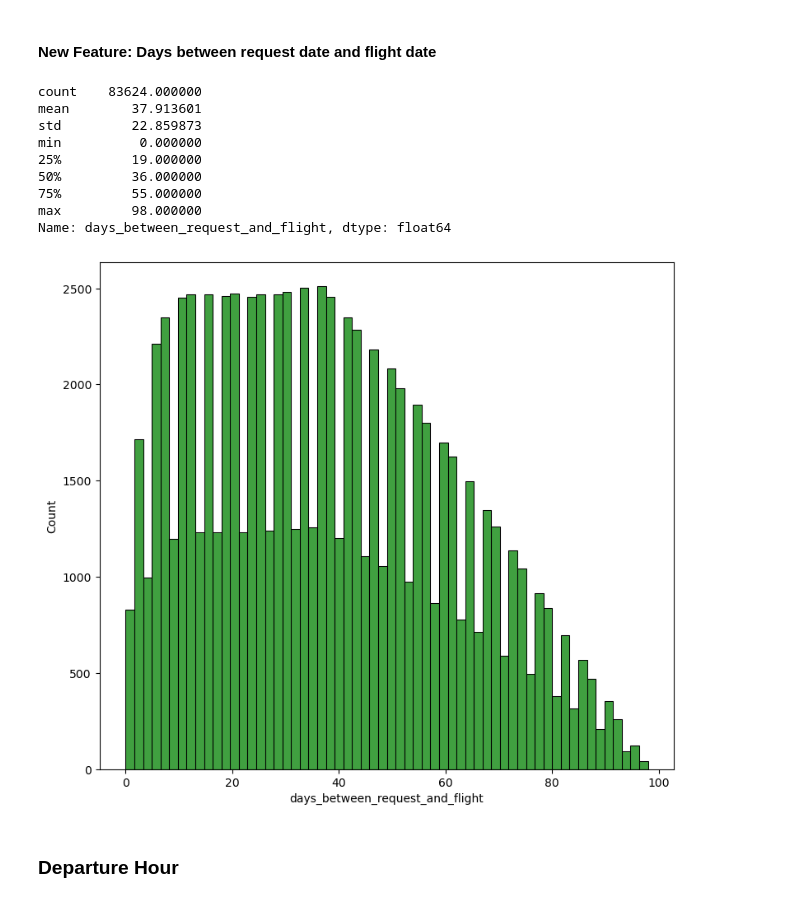
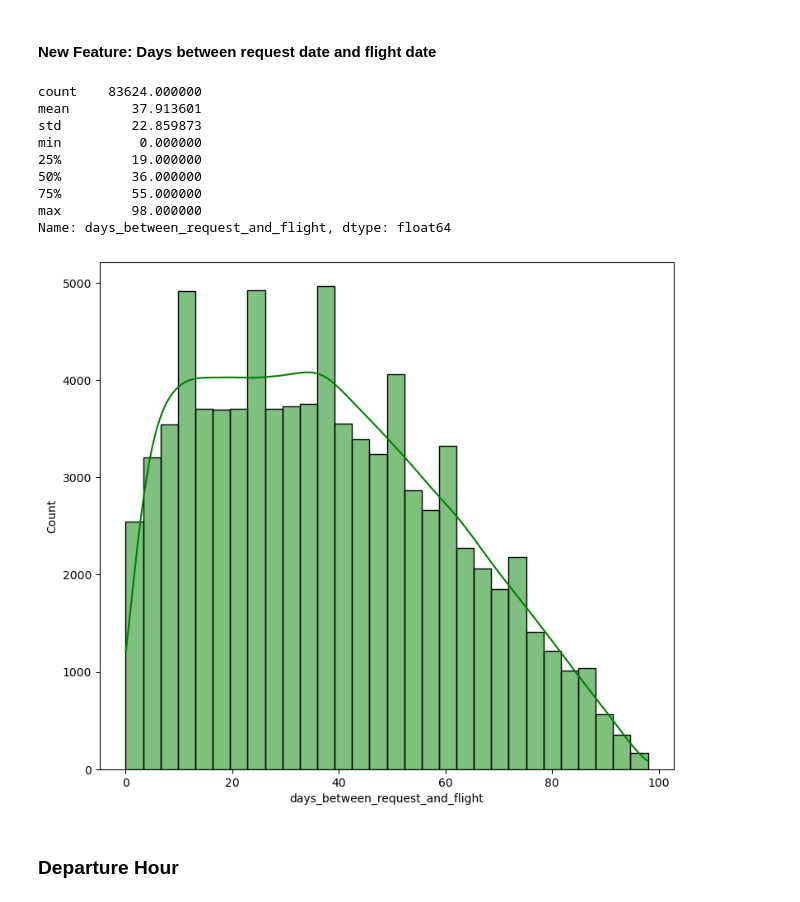
Before and after one commit to ahirsch-github/flight-price-prediction, a Jupyter notebook: flight-price-prediction.ipynb, the cells around one changed output. Saved outputs shown, nothing was run; the diff lists cells and outputs as text; code cells hidden in the pictures.

```diff
--- a/flight-price-prediction.ipynb
+++ b/flight-price-prediction.ipynb
@@ -299,3 +285,10 @@ sns.countplot(x='Request_Day_Of_Week', data=df_train_copy);
 [figure]
 # %% [markdown]
 There are nearly the same amount of requests on each day of the week.
+# %%
+# create a new column to indicate if the request was made on a weekend
+df_train_copy['Request_is_Weekend'] = df_train_copy['Request_Date'].dt.weekday >= 5
+
+# plot the request is weekend
+plt.figure(figsize=(9, 8))
+sns.countplot(x='Request_is_Weekend', data=df_train_copy);
@@ -388,23 +383,23 @@ There are no Flights where the flight date is before the request date.
 # %%
 # check the distribution of the number of days between request date and flight date
 df_train_copy['days_between_request_and_flight'] = (df_train_copy['Flight_Date'] - df_train_copy['Request_Date']).dt.days
 
 plt.figure(figsize=(9, 8))
-sns.histplot(df_train_copy['days_between_request_and_flight'], color='g');
+sns.histplot(df_train_copy['days_between_request_and_flight'], color='g', kde=True, bins=30);
 
 # get the min, max, mean and median of the number of days between request date and flight date
 print(df_train_copy['days_between_request_and_flight'].describe())
 # %% [output]
 count    83624.000000
 mean        37.913601
 std         22.859873
 min          0.000000
 25%         19.000000
 50%         36.000000
 75%         55.000000
 max         98.000000
 Name: days_between_request_and_flight, dtype: float64
-[figure, old version]
+[figure, new version]
 # %% [markdown]
 ### Departure Hour ###
 # %%
```
Also changed, not shown: parts of 83 cells of this notebook.
